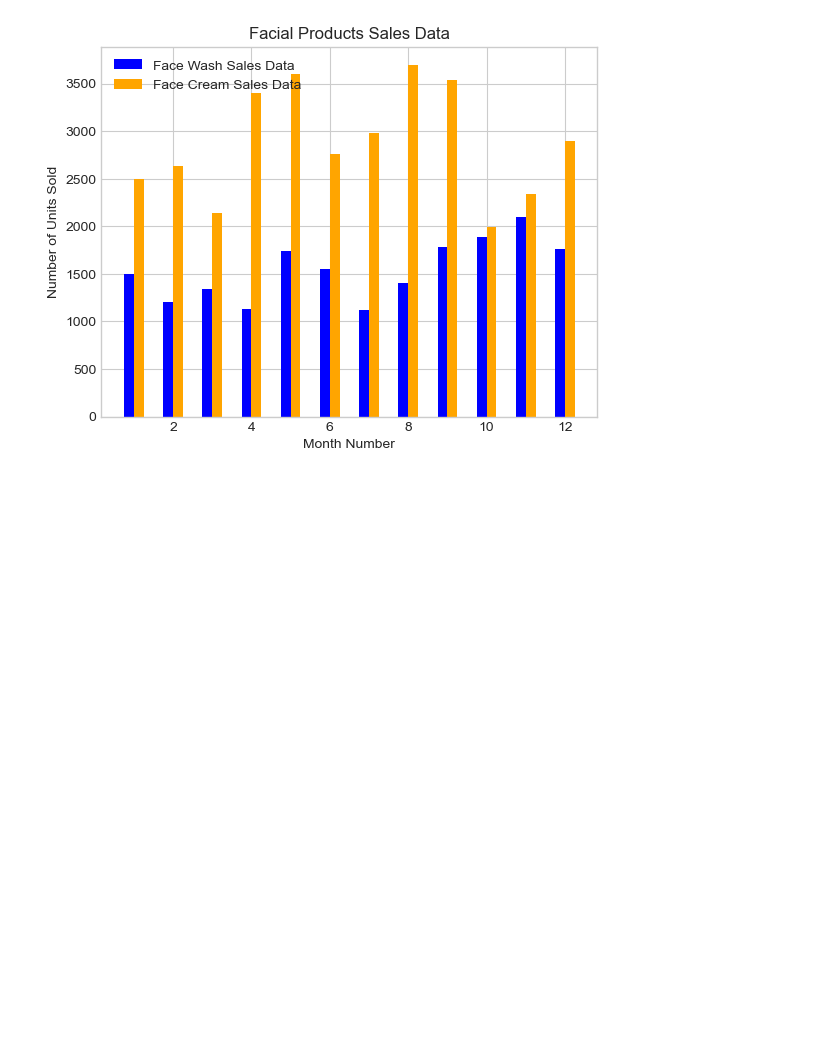
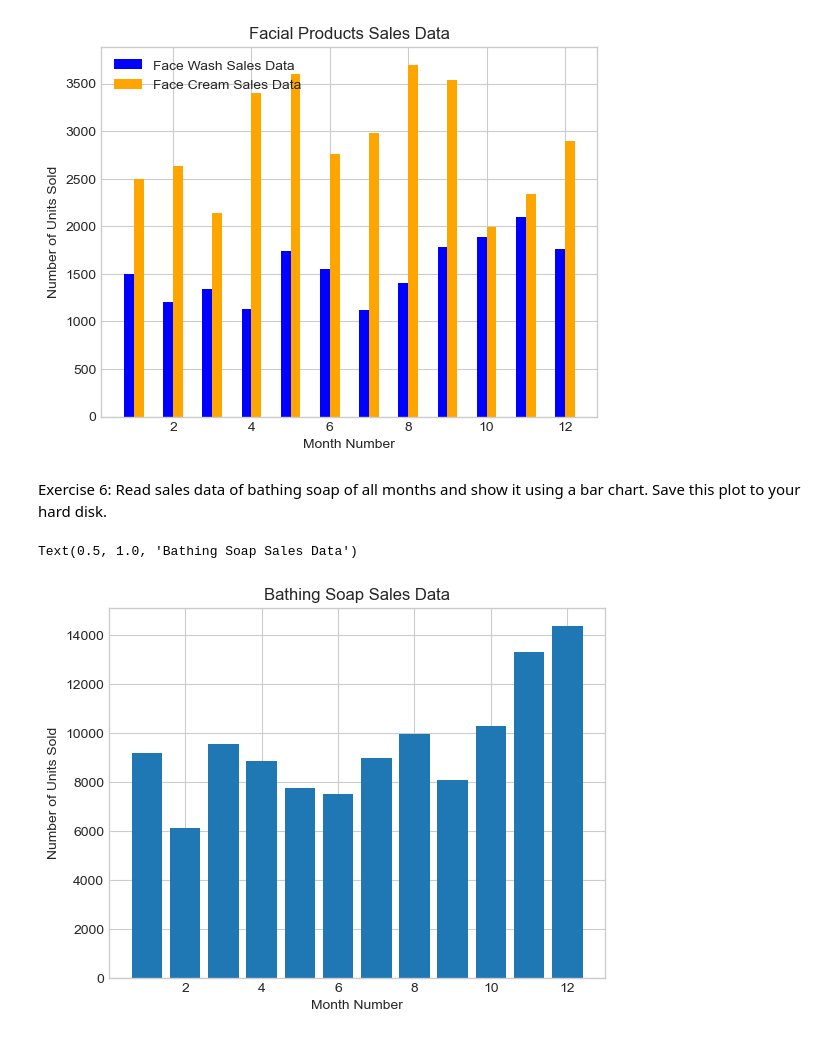
Before and after one commit to availe/CSC-245, a Jupyter notebook: lab6.ipynb, the cells around one changed output. Saved outputs shown, nothing was run; the diff lists cells and outputs as text; code cells hidden in the pictures; blank space fills up the shorter version.

```diff
--- a/lab6.ipynb
+++ b/lab6.ipynb
@@ -64,3 +64,13 @@ plt.legend(loc='upper left')
 # %% [output]
 <matplotlib.legend.Legend at 0x...>
 [figure]
+# %% [markdown]
+Exercise 6: Read sales data of bathing soap of all months and show it using a bar chart. Save this plot to your hard disk.
+# %%
+plt.bar(data['month_number'],data['bathingsoap'])
+plt.xlabel('Month Number')
+plt.ylabel('Number of Units Sold')
+plt.title('Bathing Soap Sales Data')
+# %% [output]
+Text(0.5, 1.0, 'Bathing Soap Sales Data')
+[figure, added]
```
